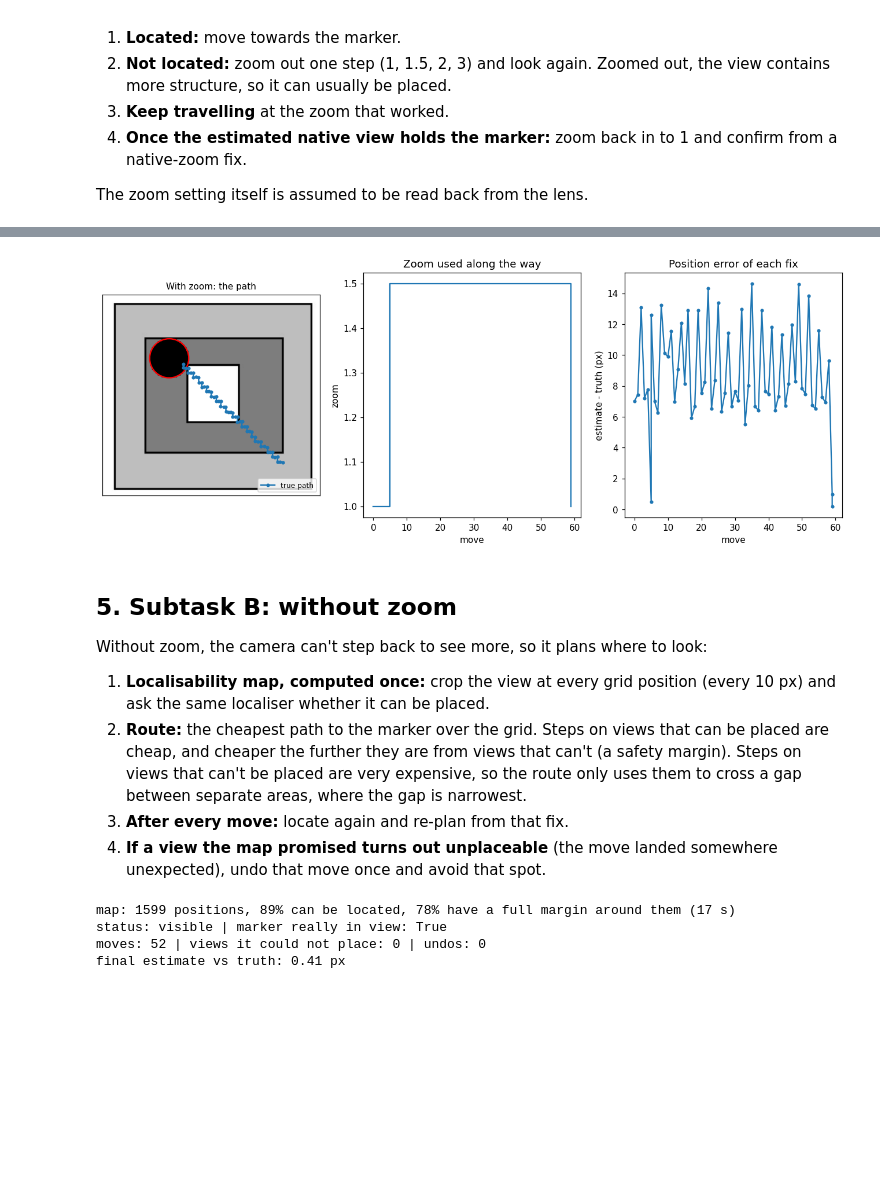
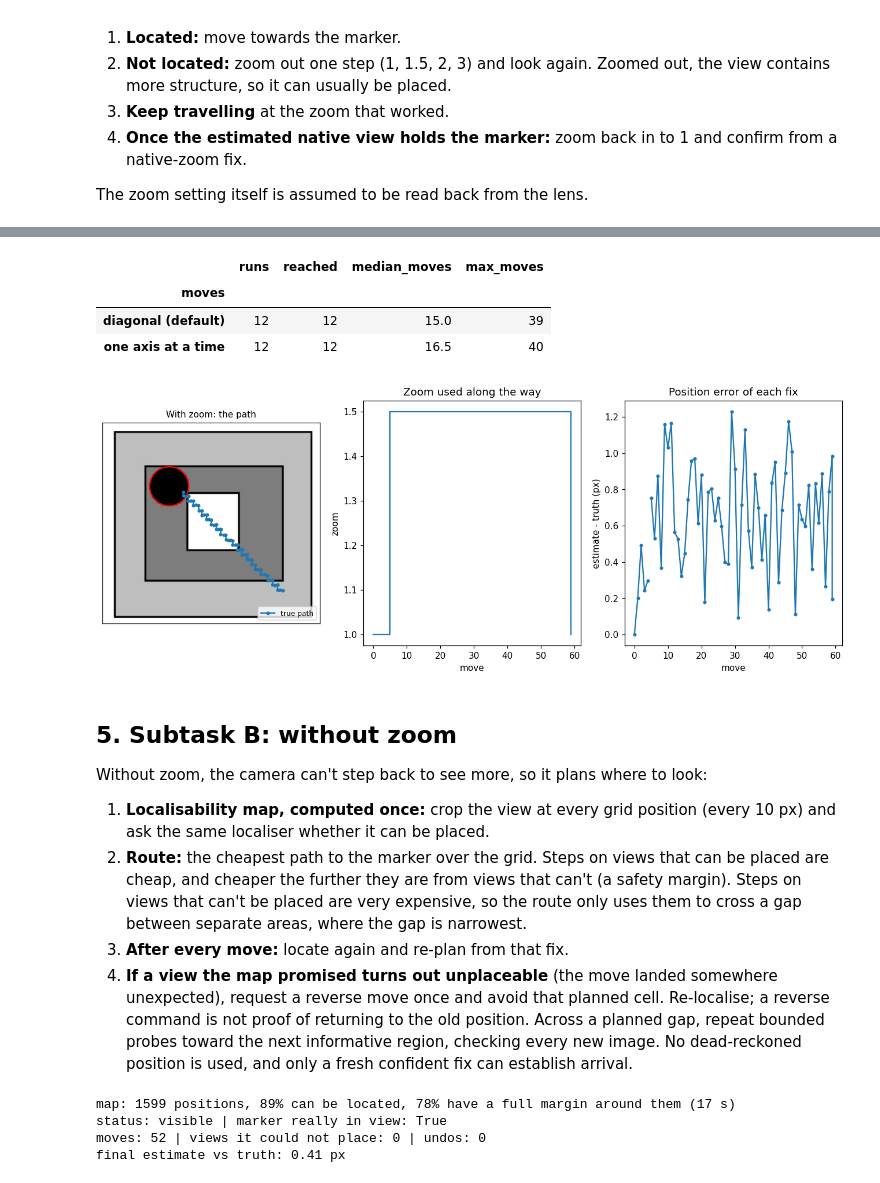
Before and after one commit to ard12/Aulespace, a Jupyter notebook: AULE_ComputerVisionChallenge/notebooks/05_closed_loop_crop_navigation.ipynb, the cells around one changed output, grey strips where cells are left out. Saved outputs shown, nothing was run; the diff lists cells and outputs as text; code cells hidden in the pictures; blank space fills up the shorter version.

```diff
--- a/AULE_ComputerVisionChallenge/notebooks/05_closed_loop_crop_navigation.ipynb
+++ b/AULE_ComputerVisionChallenge/notebooks/05_closed_loop_crop_navigation.ipynb
@@ -220,7 +220,8 @@ r_zoom = cl.navigate_with_zoom(cam_zoom, loc_padded, ref_det, reference.shape, a
 print("status:", r_zoom.status, "| marker really in view:", truly_visible(cam_zoom))
 print("moves:", r_zoom.moves, "| zoom changes:", r_zoom.zoom_changes, "| views it could not place:", r_zoom.lost_views)
 print("final estimate vs truth: {:.2f} px".format(r_zoom.final_error_px(cam_zoom)))
-events = pd.DataFrame(r_zoom.log)
+# Join evaluator truth AFTER control, paired with the same captured frame.
+events = pd.concat([pd.DataFrame(r_zoom.log), pd.DataFrame(cam_zoom.observations)], axis=1)
 display(events[events.event != "move"][["moves", "zoom", "status", "event", "est_x", "est_y", "true_x", "true_y"]])
 # %% [output]
 status: visible | marker really in view: True
@@ -233,14 +244,35 @@ final estimate vs truth: 0.20 px
+# %%
+rng = np.random.default_rng(77)
+H, W = reference.shape[:2]
+rows = []
+for k in range(12):
+    start = (rng.uniform(VIEW[0] / 2, W - VIEW[0] / 2), rng.uniform(VIEW[1] / 2, H - VIEW[1] / 2))
+    err = cl.MotionError(gain=tuple(rng.uniform(0.5, 1.5, 2)), bias_px=tuple(rng.uniform(-2, 2, 2)),
+                         noise_px=1.5, seed=int(rng.integers(1e9)))
+    for axis_first in (False, True):
+        c = cl.PanCamera(reference, start, VIEW, ppc, err, pad=PAD, max_zoom=3.0)
+        r = cl.navigate_with_zoom(c, loc_padded, ref_det, reference.shape, axis_first=axis_first)
+        rows.append({"moves": "one axis at a time" if axis_first else "diagonal (default)",
+                     "reached": truly_visible(c), "moves_used": r.moves})
+display(pd.DataFrame(rows).groupby("moves").agg(runs=("reached", "size"), reached=("reached", "sum"),
+        median_moves=("moves_used", "median"), max_moves=("moves_used", "max")))
+# %% [output]
+|  | runs | reached | median_moves | max_moves |
+| moves |  |  |  |  |
+| diagonal (default) | 12 | 12 | 15.0 | 39 |
+| one axis at a time | 12 | 12 | 16.5 | 40 |
 # %%
 fig, axes = plt.subplots(1, 3, figsize=(15, 5))
 show_paths(axes[0], [(cam_zoom, "true path", "o-")], "With zoom: the path")
 z = events.zoom.to_numpy(); m = events.moves.to_numpy()
 axes[1].step(m, z, where="post"); axes[1].set_xlabel("move"); axes[1].set_ylabel("zoom"); axes[1].set_title("Zoom used along the way")
 err = np.hypot(events.est_x.astype(float) - events.true_x, events.est_y.astype(float) - events.true_y)
+err = err.where(events.status == "ok")  # rejected matches are not position fixes
 axes[2].plot(m, err, "o-", ms=3); axes[2].set_xlabel("move"); axes[2].set_ylabel("estimate - truth (px)")
 axes[2].set_title("Position error of each fix")
 fig.savefig(aio.output_path("crop_navigation", "followup_with_zoom.png"), bbox_inches="tight"); plt.show()
 # %% [output]
-[figure, old version]
+[figure, new version]
 # %% [markdown]
 ## 5. Subtask B: without zoom
 
@@ -254,7 +286,10 @@ Without zoom, the camera can't step back to see more, so it plans where to look:
    separate areas, where the gap is narrowest.
 3. **After every move:** locate again and re-plan from that fix.
 4. **If a view the map promised turns out unplaceable** (the move landed somewhere unexpected),
-   undo that move once and avoid that spot.
+   request a reverse move once and avoid that planned cell. Re-localise; a reverse command
+   is not proof of returning to the old position. Across a planned gap, repeat bounded probes
+   toward the next informative region, checking every new image. No dead-reckoned position
+   is used, and only a fresh confident fix can establish arrival.
 # %%
 import time
 t0 = time.time()
```
Also changed, not shown: parts of 6 cells of this notebook, 27 other files.
